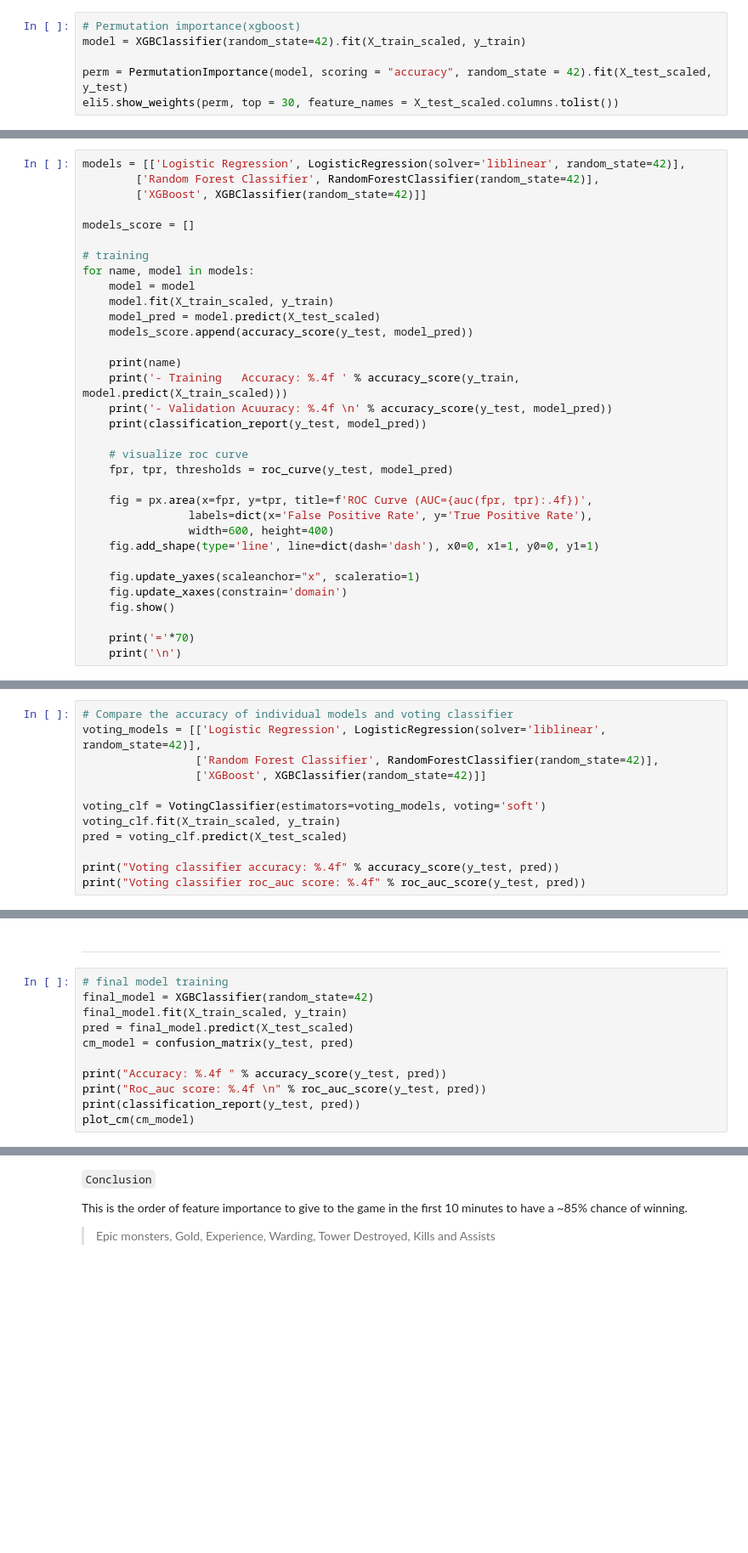
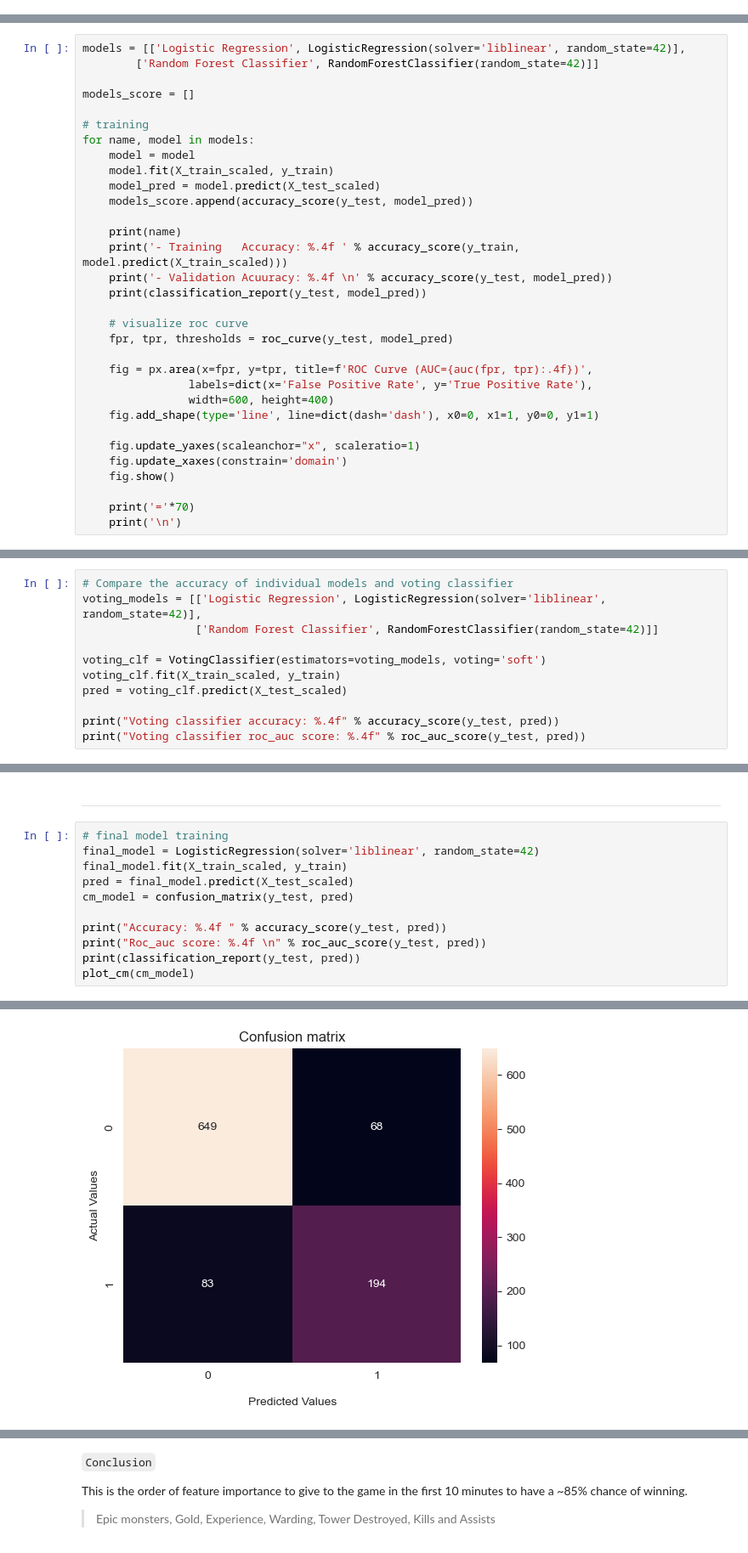
Before and after one commit to 0J0P0/Machine-Learning-Project, a Jupyter notebook: Notebook_Coreana_pruebas.ipynb, the cells around one changed output, grey strips where cells are left out. Shown at 85% size. Saved outputs shown, nothing was run; the diff lists cells and outputs as text; blank space fills up the shorter version.

```diff
--- a/Notebook_Coreana_pruebas.ipynb
+++ b/Notebook_Coreana_pruebas.ipynb
@@ -369,6 +592,0 @@ X_train_scaled
-# %%
-# Permutation importance(xgboost)
-model = XGBClassifier(random_state=42).fit(X_train_scaled, y_train)
-
-perm = PermutationImportance(model, scoring = "accuracy", random_state = 42).fit(X_test_scaled, y_test)
-eli5.show_weights(perm, top = 30, feature_names = X_test_scaled.columns.tolist())
@@ -380,8 +594,7 @@ Go back to 4. Data Preprocessing
 # 7. Training model
 # %%
 models = [['Logistic Regression', LogisticRegression(solver='liblinear', random_state=42)],
-        ['Random Forest Classifier', RandomForestClassifier(random_state=42)],
-        ['XGBoost', XGBClassifier(random_state=42)]]
+        ['Random Forest Classifier', RandomForestClassifier(random_state=42)]]
 
 models_score = []
 
@@ -425,8 +659,7 @@ for name, model in models:
 # %%
 # Compare the accuracy of individual models and voting classifier
 voting_models = [['Logistic Regression', LogisticRegression(solver='liblinear', random_state=42)],
-                 ['Random Forest Classifier', RandomForestClassifier(random_state=42)],
-                 ['XGBoost', XGBClassifier(random_state=42)]]
+                 ['Random Forest Classifier', RandomForestClassifier(random_state=42)]]
 
 voting_clf = VotingClassifier(estimators=voting_models, voting='soft')
 voting_clf.fit(X_train_scaled, y_train)
@@ -438,7 +674,7 @@ print("Voting classifier roc_auc score: %.4f" % roc_auc_score(y_test, pred))
 ---
 # %%
 # final model training
-final_model = XGBClassifier(random_state=42)
+final_model = LogisticRegression(solver='liblinear', random_state=42)
 final_model.fit(X_train_scaled, y_train)
 pred = final_model.predict(X_test_scaled)
 cm_model = confusion_matrix(y_test, pred)
@@ -447,3 +683,4 @@ print("Accuracy: %.4f " % accuracy_score(y_test, pred))
 print("Roc_auc score: %.4f \n" % roc_auc_score(y_test, pred))
 print(classification_report(y_test, pred))
 plot_cm(cm_model)
+# %% [output]
@@ -449,0 +698 @@ plot_cm(cm_model)
+[figure, added]
```
Also changed, not shown: parts of 39 cells of this notebook.
